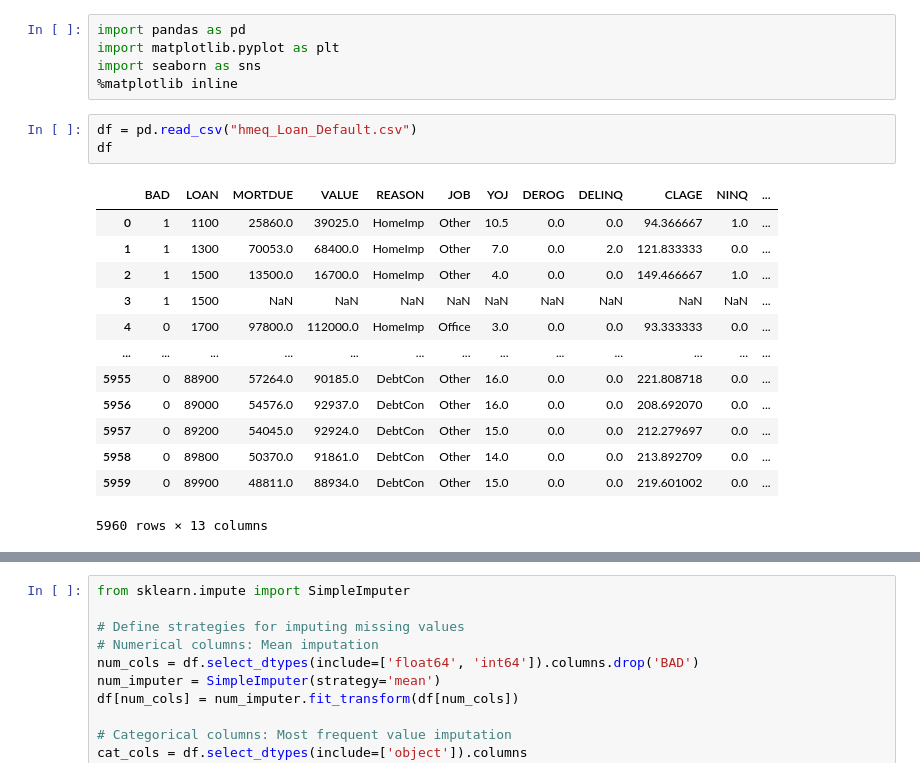
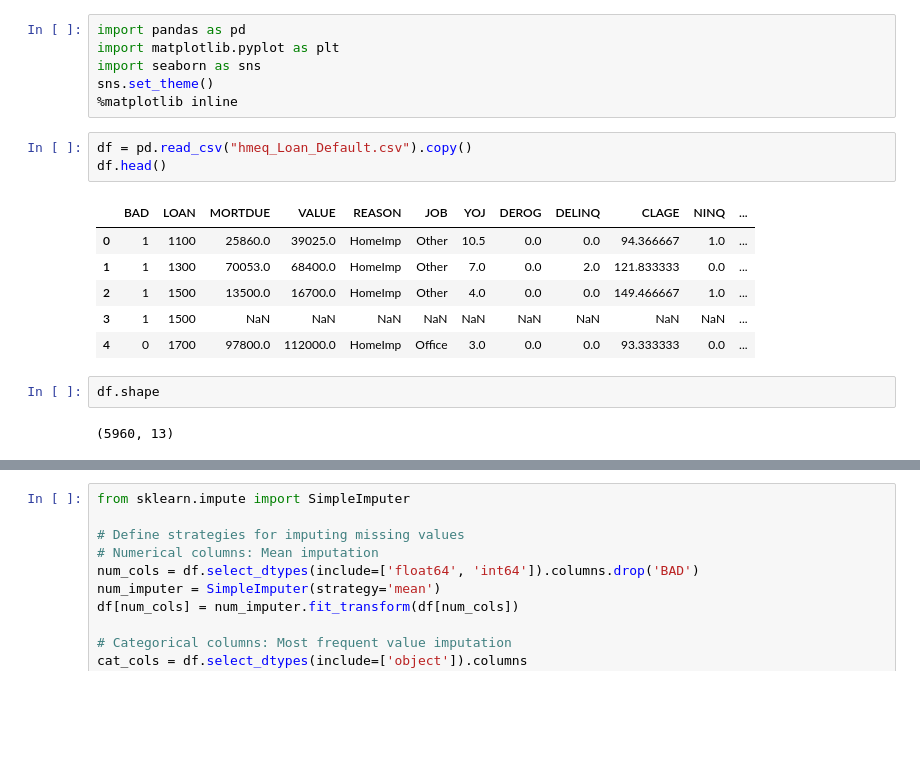
Before and after one commit to SmogJ/3MTT_Project_Loan_Default_Predicton, a Jupyter notebook: hmeq_loan_default_prediction.ipynb, the cells around one changed output, grey strips where cells are left out. Saved outputs shown, nothing was run; the diff lists cells and outputs as text; blank space fills up the shorter version.

```diff
--- a/hmeq_loan_default_prediction.ipynb
+++ b/hmeq_loan_default_prediction.ipynb
@@ -2,22 +2,20 @@
 import pandas as pd
 import matplotlib.pyplot as plt
 import seaborn as sns
+sns.set_theme()
 %matplotlib inline
 # %%
-df = pd.read_csv("hmeq_Loan_Default.csv")
-df
+df = pd.read_csv("hmeq_Loan_Default.csv").copy()
+df.head()
 # %% [output]
 |  | BAD | LOAN | MORTDUE | VALUE | REASON | JOB | YOJ | DEROG | DELINQ | CLAGE | NINQ | ... |
 | 0 | 1 | 1100 | 25860.0 | 39025.0 | HomeImp | Other | 10.5 | 0.0 | 0.0 | 94.366667 | 1.0 | ... |
 | 1 | 1 | 1300 | 70053.0 | 68400.0 | HomeImp | Other | 7.0 | 0.0 | 2.0 | 121.833333 | 0.0 | ... |
 | 2 | 1 | 1500 | 13500.0 | 16700.0 | HomeImp | Other | 4.0 | 0.0 | 0.0 | 149.466667 | 1.0 | ... |
 | 3 | 1 | 1500 | NaN | NaN | NaN | NaN | NaN | NaN | NaN | NaN | NaN | ... |
 | 4 | 0 | 1700 | 97800.0 | 112000.0 | HomeImp | Office | 3.0 | 0.0 | 0.0 | 93.333333 | 0.0 | ... |
-| ... | ... | ... | ... | ... | ... | ... | ... | ... | ... | ... | ... | ... |
-| 5955 | 0 | 88900 | 57264.0 | 90185.0 | DebtCon | Other | 16.0 | 0.0 | 0.0 | 221.808718 | 0.0 | ... |
-| 5956 | 0 | 89000 | 54576.0 | 92937.0 | DebtCon | Other | 16.0 | 0.0 | 0.0 | 208.692070 | 0.0 | ... |
-| 5957 | 0 | 89200 | 54045.0 | 92924.0 | DebtCon | Other | 15.0 | 0.0 | 0.0 | 212.279697 | 0.0 | ... |
-| 5958 | 0 | 89800 | 50370.0 | 91861.0 | DebtCon | Other | 14.0 | 0.0 | 0.0 | 213.892709 | 0.0 | ... |
-| 5959 | 0 | 89900 | 48811.0 | 88934.0 | DebtCon | Other | 15.0 | 0.0 | 0.0 | 219.601002 | 0.0 | ... |
-5960 rows × 13 columns
+# %%
+df.shape
+# %% [output]
+(5960, 13)
 # %%
```
Also changed, not shown: parts of 14 cells of this notebook.
